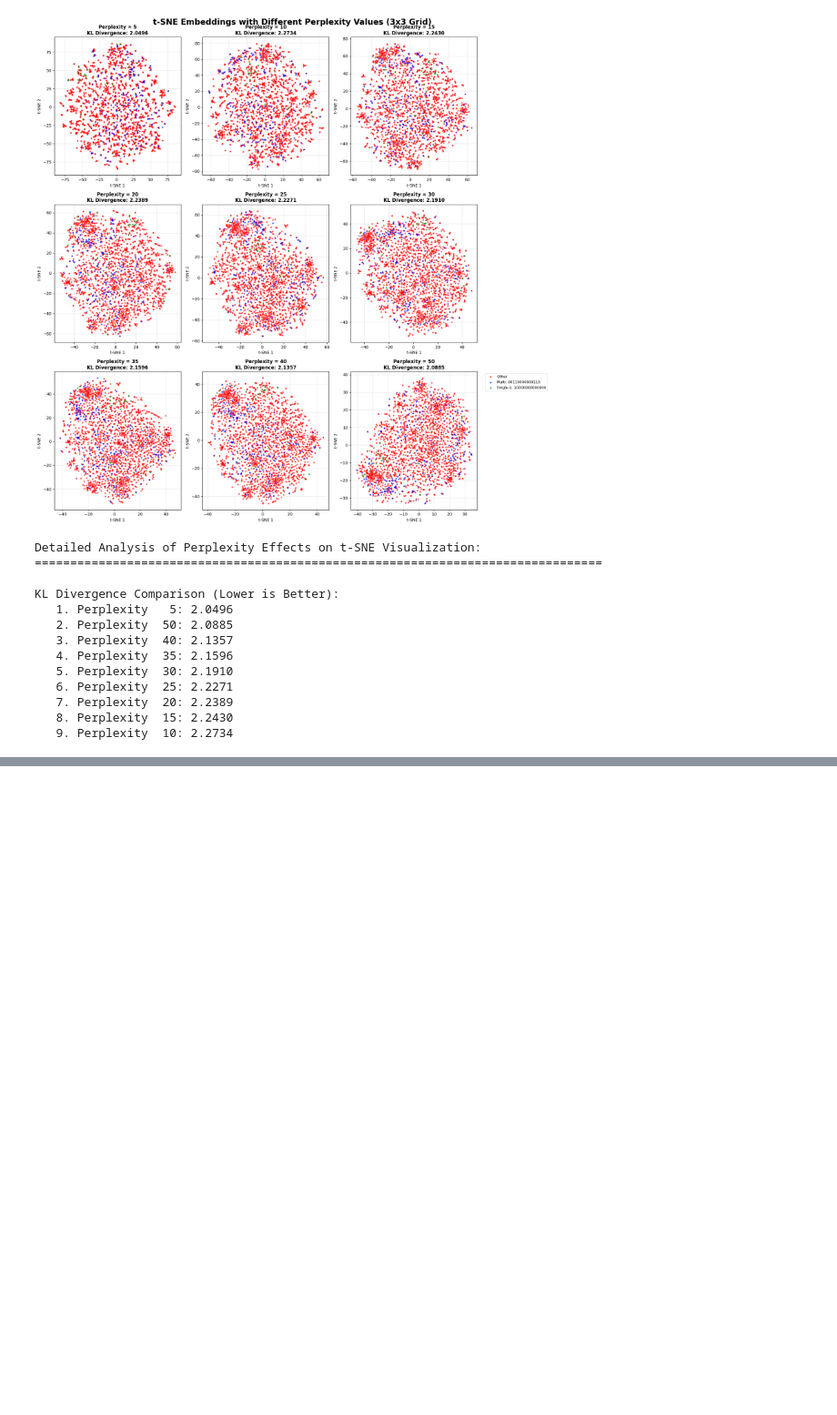
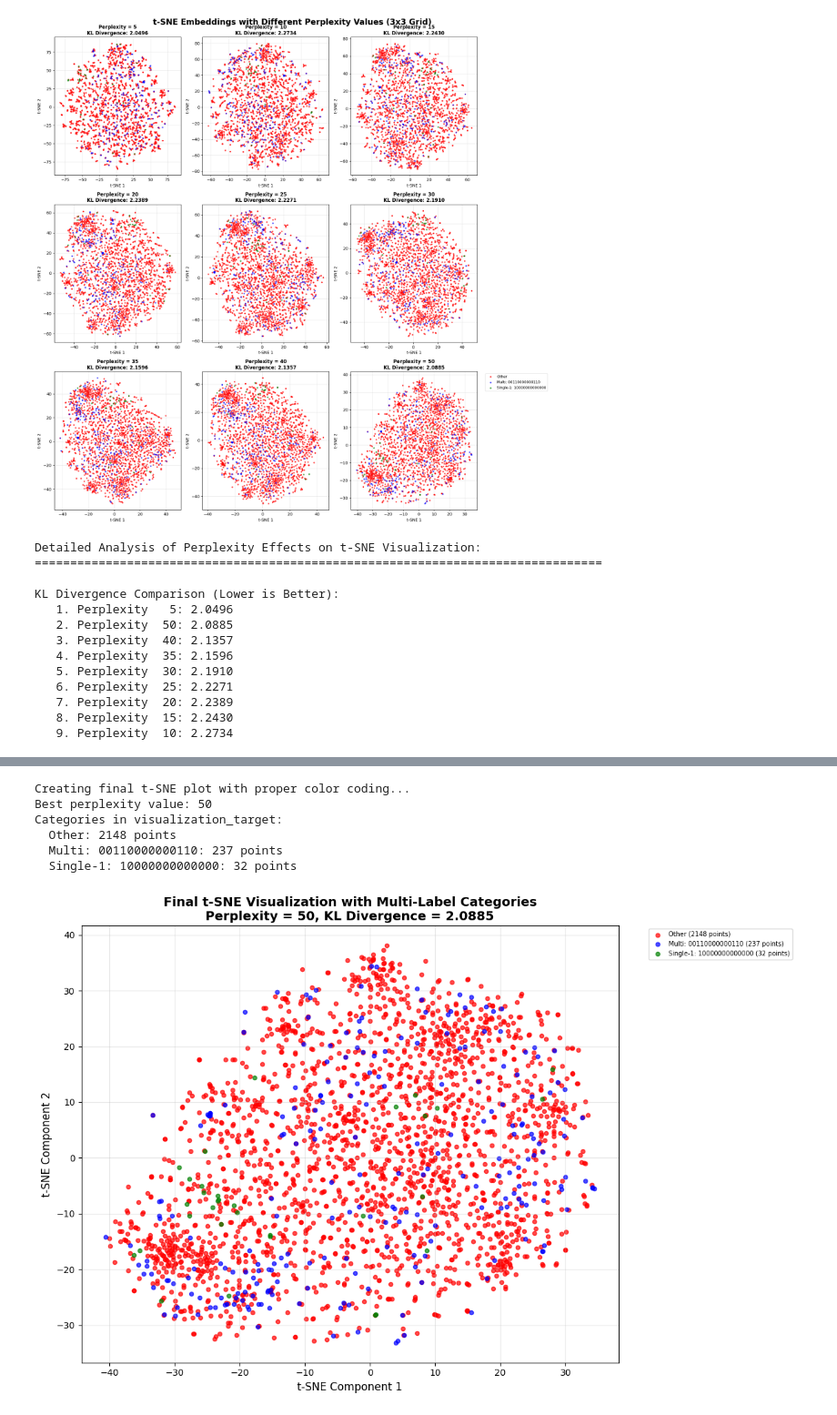
Before and after one commit to ha-rish-23/assignment-5-ha-rish-23, a Jupyter notebook: solution.ipynb, the cells around one changed output, grey strips where cells are left out. Shown at 91% size. Cells and saved outputs as stored; diff of their text form; code cells hidden in the pictures; blank space fills up the shorter version.

```diff
--- a/solution.ipynb
+++ b/solution.ipynb
@@ -192,5 +210,4 @@ Scaled X shape: (2417, 103)
 # %%
-# t-SNE Implementation with different perplexity values
 from sklearn.manifold import TSNE
 
 # Define 9 perplexity values to experiment with
@@ -200,11 +217,8 @@ perplexity_values = [5, 10, 15, 20, 25, 30, 35, 40, 50]
 tsne_results = {}
 
 print("Applying t-SNE with 9 different perplexity values...")
-print("Note: This will take some time as we're computing 9 different embeddings")
-print()
 
 for i, perp in enumerate(perplexity_values):
-    print(f"Computing t-SNE {i+1}/9 with perplexity={perp}...")
 
     # Apply t-SNE
     tsne = TSNE(
@@ -225,16 +239,17 @@ for i, perp in enumerate(perplexity_values):
         'kl_divergence': tsne.kl_divergence_
     }
 
-    print(f"  Completed! Final KL divergence: {tsne.kl_divergence_:.4f}")
-
 print("\nt-SNE computation completed for all perplexity values!")
 print()
 
 # Display the shapes and basic statistics
+embedding = tsne_results[perplexity_values[0]]['embedding']
+print(f"  Embedding shape: {embedding.shape}")
+print()
+
 for perp in perplexity_values:
     embedding = tsne_results[perp]['embedding']
     print(f"Perplexity {perp}:")
-    print(f"  Embedding shape: {embedding.shape}")
     print(f"  X-axis range: [{embedding[:, 0].min():.2f}, {embedding[:, 0].max():.2f}]")
     print(f"  Y-axis range: [{embedding[:, 1].min():.2f}, {embedding[:, 1].max():.2f}]")
     print(f"  KL divergence: {tsne_results[perp]['kl_divergence']:.4f}")
@@ -353,0 +355,66 @@ t-SNE builds neighbor probabilities with Gaussians; perplexity sets the target e
+# %%
+# Corrected Final Plot with Proper Color Coding
+
+best_perp = 50
+# Check current variables
+print("Creating final t-SNE plot with proper color coding...")
+print(f"Best perplexity value: {best_perp}")
+print(f"Categories in visualization_target:")
+
+# Display category counts
+for category in visualization_target.unique():
+    count = (visualization_target == category).sum()
+    print(f"  {category}: {count} points")
+print()
+
+# Get the best embedding and its KL divergence
+best_embedding = tsne_results[best_perp]['embedding']
+best_kl_div = tsne_results[best_perp]['kl_divergence']
+
+# Create the final plot with distinct colors
+plt.figure(figsize=(12, 8))
+
+# Define colors for each category
+colors_dict = {
+    'Other': 'red',
+    'Multi: 00110000000110': 'blue',
+    'Single-1: 10000000000000': 'green'
+}
+
+# Plot each category separately
+for category in visualization_target.unique():
+    mask = visualization_target == category
+    color = colors_dict.get(category, 'orange')
+    count = mask.sum()
+
+    plt.scatter(
+        best_embedding[mask, 0],
+        best_embedding[mask, 1],
+        c=color,
+        label=f"{category} ({count} points)",
+        alpha=0.7,
+        s=20
+    )
+
+plt.title(f"Final t-SNE Visualization with Multi-Label Categories\nPerplexity = {best_perp}, KL Divergence = {best_kl_div:.4f}",
+          fontsize=14, fontweight='bold')
+plt.xlabel("t-SNE Component 1", fontsize=12)
+plt.ylabel("t-SNE Component 2", fontsize=12)
+plt.legend(bbox_to_anchor=(1.05, 1), loc='upper left', fontsize=7)
+plt.grid(True, alpha=0.3)
+plt.tight_layout()
+plt.show()
+
+print("\nColor Legend:")
+print("🔴 Red: 'Other' - All remaining label combinations")
+print("🔵 Blue: 'Multi' - Most frequent multi-label combination (Classes 3,4,12,13)")
+print("🟢 Green: 'Single' - Most frequent single-label class (Class 1 only)")
+print(f"\nThis visualization uses the best-performing perplexity value ({best_perp}) based on KL divergence.")
+# %% [output]
+Creating final t-SNE plot with proper color coding...
+Best perplexity value: 50
+Categories in visualization_target:
+  Other: 2148 points
+  Multi: 00110000000110: 237 points
+  Single-1: 10000000000000: 32 points
+[figure, added]
```
Also changed, not shown: parts of 17 cells of this notebook.
